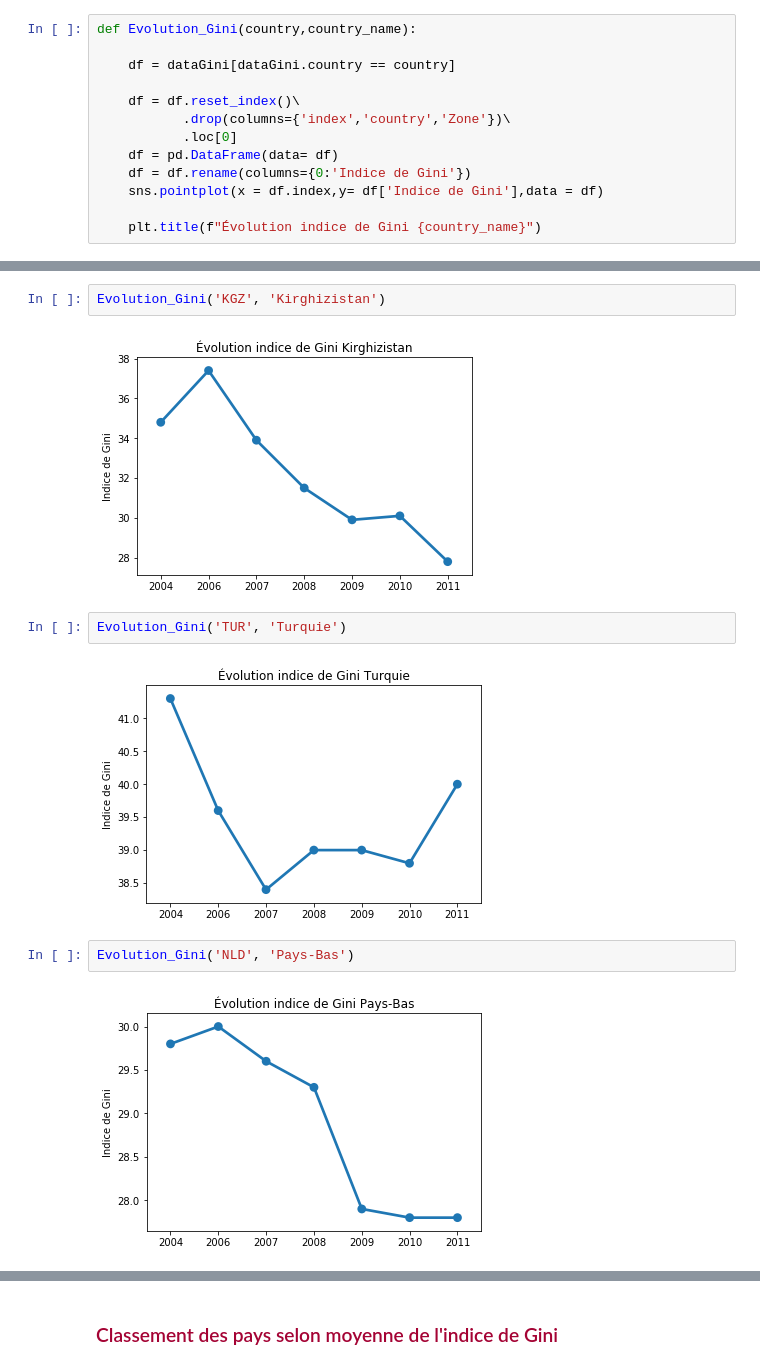
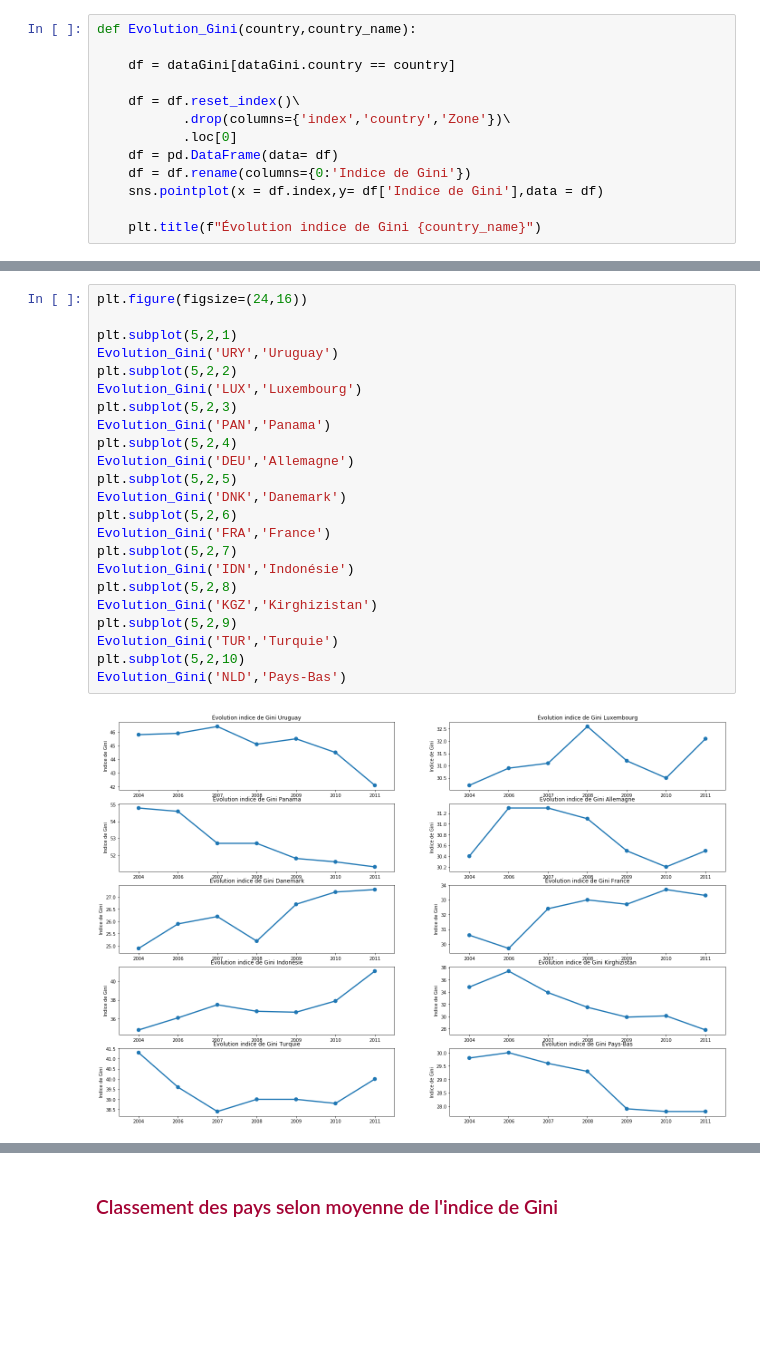
Before and after one commit to MattSioll/DataAnalyst, a Jupyter notebook: Projet 7/P7_01_Code.ipynb, the cells around one changed output, grey strips where cells are left out. Saved outputs shown, nothing was run; the diff lists cells and outputs as text; blank space fills up the shorter version.

```diff
--- a/Projet 7/P7_01_Code.ipynb
+++ b/Projet 7/P7_01_Code.ipynb
@@ -340,12 +333,25 @@ Evolution_Gini('IDN', 'Indonésie')
-# %%
-Evolution_Gini('KGZ', 'Kirghizistan')
-# %% [output]
-[figure, removed]
-# %%
-Evolution_Gini('TUR', 'Turquie')
-# %% [output]
-[figure, removed]
-# %%
-Evolution_Gini('NLD', 'Pays-Bas')
-# %% [output]
-[figure, removed]
+# %%
+plt.figure(figsize=(24,16))
+
+plt.subplot(5,2,1)
+Evolution_Gini('URY','Uruguay')
+plt.subplot(5,2,2)
+Evolution_Gini('LUX','Luxembourg')
+plt.subplot(5,2,3)
+Evolution_Gini('PAN','Panama')
+plt.subplot(5,2,4)
+Evolution_Gini('DEU','Allemagne')
+plt.subplot(5,2,5)
+Evolution_Gini('DNK','Danemark')
+plt.subplot(5,2,6)
+Evolution_Gini('FRA','France')
+plt.subplot(5,2,7)
+Evolution_Gini('IDN','Indonésie')
+plt.subplot(5,2,8)
+Evolution_Gini('KGZ','Kirghizistan')
+plt.subplot(5,2,9)
+Evolution_Gini('TUR','Turquie')
+plt.subplot(5,2,10)
+Evolution_Gini('NLD','Pays-Bas')
+# %% [output]
+[figure, added]
```
Also changed, not shown: parts of 32 cells of this notebook.
